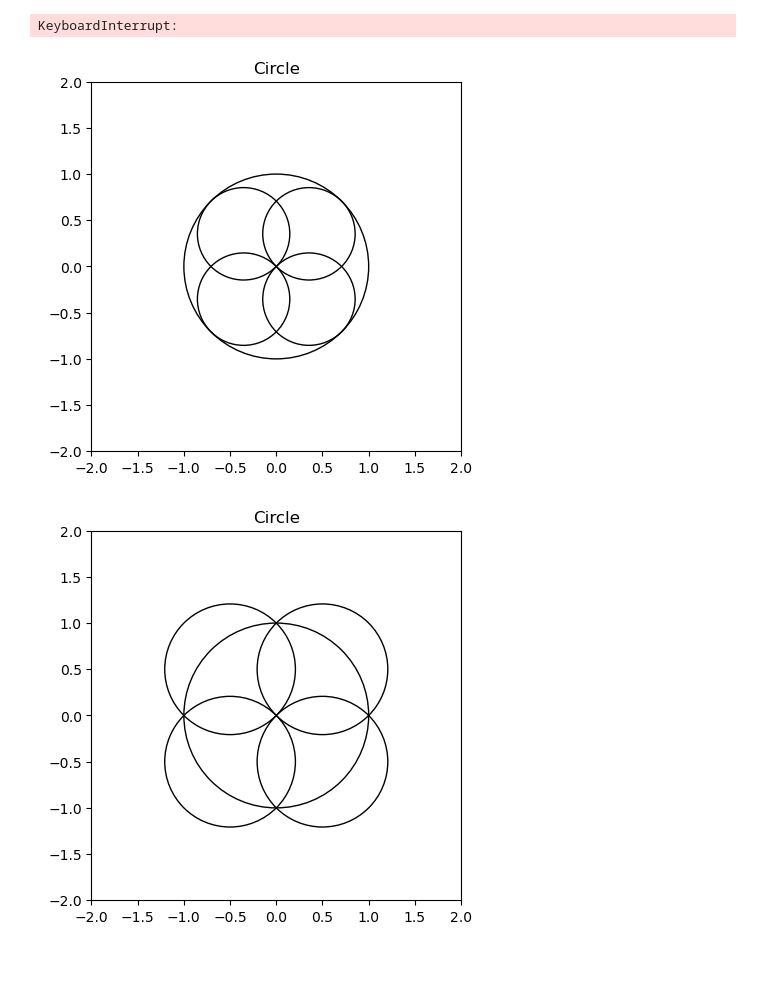
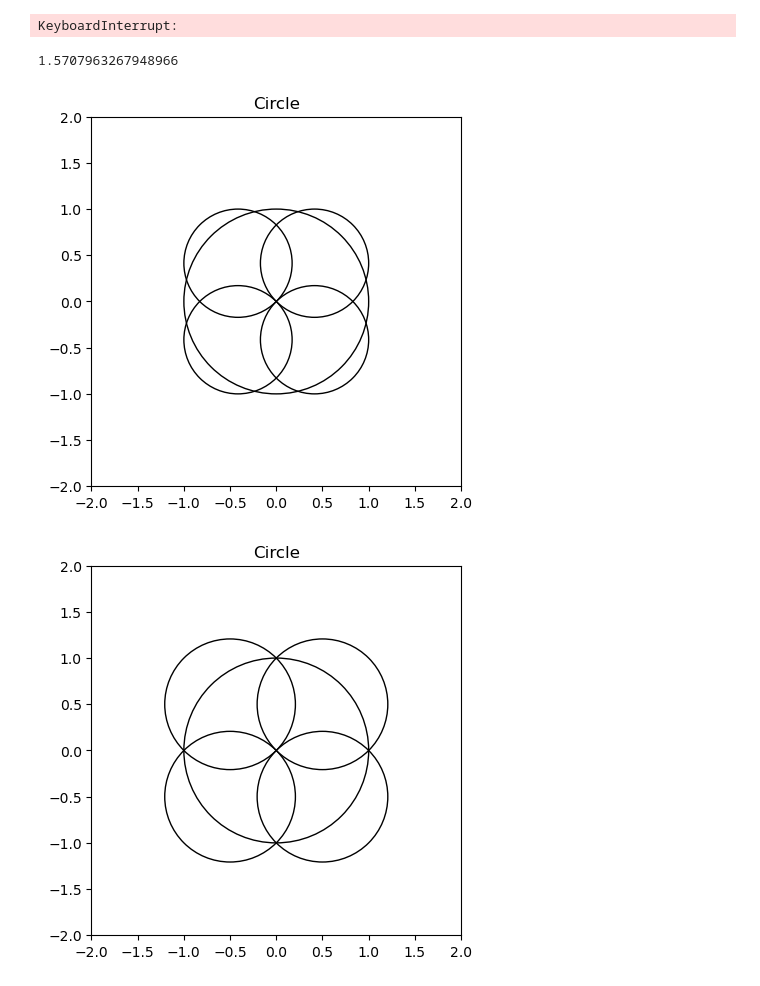
Before and after one commit to COrtsJosep/landscape-aesthetics, a Jupyter notebook: geo_scraping.ipynb, the cells around one changed output. Cells and saved outputs as stored; diff of their text form; code cells hidden in the pictures.

```diff
--- a/geo_scraping.ipynb
+++ b/geo_scraping.ipynb
@@ -260,40 +264,44 @@ New setting with radius: 1248
 50.860367178407294 5.719535069690346 793
 New setting with radius: 1766
 KeyboardInterrupt:
+# %%
+math.pi/2
+# %% [output]
+1.5707963267948966
 # %%
 ### if we divide radius by two
 r = 1
-nr = r/2
+nr = r/(1 + 2**(-0.5))
 figure, axes = plt.subplots()
 Drawing_uncolored_circle0 = plt.Circle( (0, 0 ),
                                       r,
                                       fill = False )
 Drawing_uncolored_circle1 = plt.Circle( (nr/math.sqrt(2), nr/math.sqrt(2)) ,
                                       nr,
                                       fill = False )
 Drawing_uncolored_circle2 = plt.Circle( (nr/math.sqrt(2), -nr/math.sqrt(2)) ,
                                       nr,
                                       fill = False )
 Drawing_uncolored_circle3 = plt.Circle( (-nr/math.sqrt(2), nr/math.sqrt(2)) ,
                                       nr,
                                       fill = False )
 Drawing_uncolored_circle4 = plt.Circle( (-nr/math.sqrt(2), -nr/math.sqrt(2)) ,
                                       nr,
                                       fill = False )
 
 
 axes.set_aspect(1 )
 axes.add_artist(Drawing_uncolored_circle0)
 axes.add_artist(Drawing_uncolored_circle1)
 axes.add_artist(Drawing_uncolored_circle2)
 axes.add_artist(Drawing_uncolored_circle3)
 axes.add_artist(Drawing_uncolored_circle4)
 axes.set_xlim(-2*r, 2*r)
 axes.set_ylim(-2*r, 2*r)
 plt.title( 'Circle' )
 plt.show()
 # %% [output]
-[figure, old version]
+[figure, new version]
 # %%
 # if we divide radius by sqrt(2)
 # %%
```
Also changed, not shown: parts of 3 cells of this notebook.
